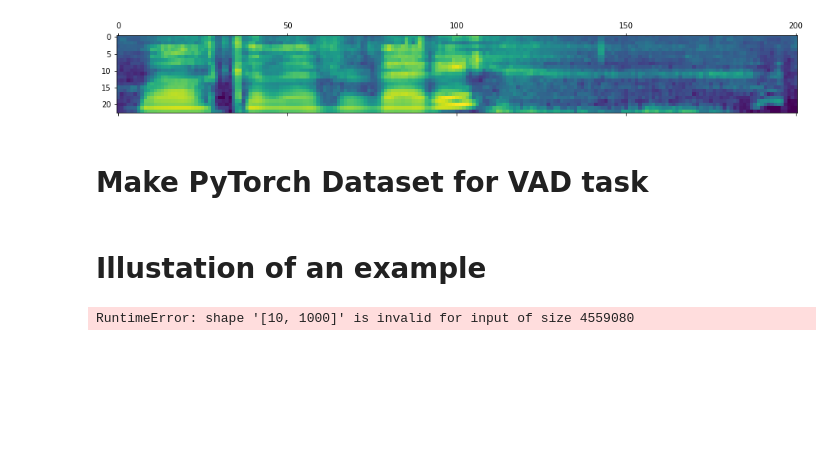
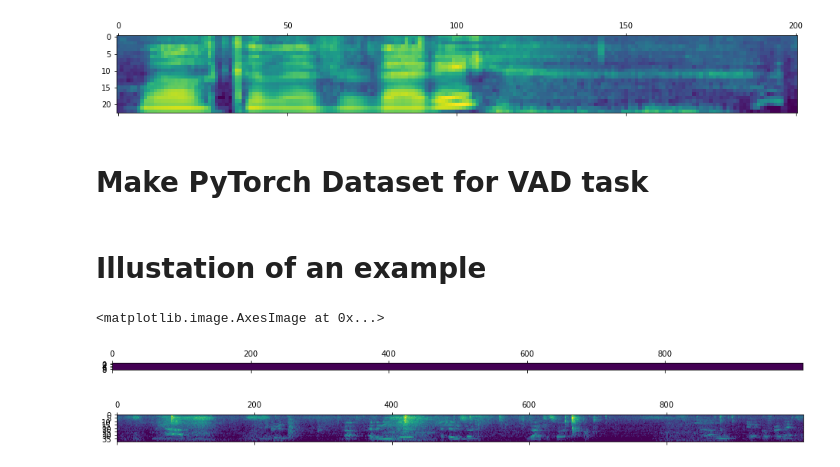
Before and after one commit to curly1/voice-activity-detection, a Jupyter notebook: evaluation/ami_data.ipynb, the cells around one changed output. Cells and saved outputs as stored; diff of their text form; code cells hidden in the pictures; blank space fills up the shorter version.

```diff
--- a/evaluation/ami_data.ipynb
+++ b/evaluation/ami_data.ipynb
@@ -15,7 +15,7 @@ from lhotse.dataset.vad import VadDataset
 # Settings for paths
 # %%
 root_dir = Path('data')
-output_dir = root_dir
+output_dir = root_dir / 'ami_nb'
 # %% [markdown]
 # Download the dataset
 # %%
@@ -83,14 +85,17 @@ vad_dataset = VadDataset()
 # %% [markdown]
 # Illustation of an example
 # %%
-sampler = SingleCutSampler(example['cuts'], shuffle=False, max_cuts=4)
+example = CutSet.from_json(output_dir / 'cuts.json.gz')
+sampler = SingleCutSampler(example.cut_into_windows(10.0, keep_excessive_supervisions=True), shuffle=False, max_cuts=4)
 cut_ids = next(iter(sampler))
 # %%
 sample = vad_dataset[cut_ids]
 
 label_height = 10
-vad_label = torch.stack([sample['is_voice'] for i in range(label_height)]).reshape(label_height, 1000)
+vad_label = torch.stack([sample['is_voice'][1] for i in range(label_height)]).reshape(label_height, 1000)
 plt.matshow(vad_label)
-plt.matshow(sample['inputs'][0].transpose(0, 1).flip(0))
+plt.matshow(sample['inputs'][1].transpose(0, 1).flip(0))
 # %% [output]
-RuntimeError: shape '[10, 1000]' is invalid for input of size 4559080
+<matplotlib.image.AxesImage at 0x...>
+[figure, added]
+[figure, added]
```
Also changed, not shown: parts of 3 cells of this notebook, 1 other file.
